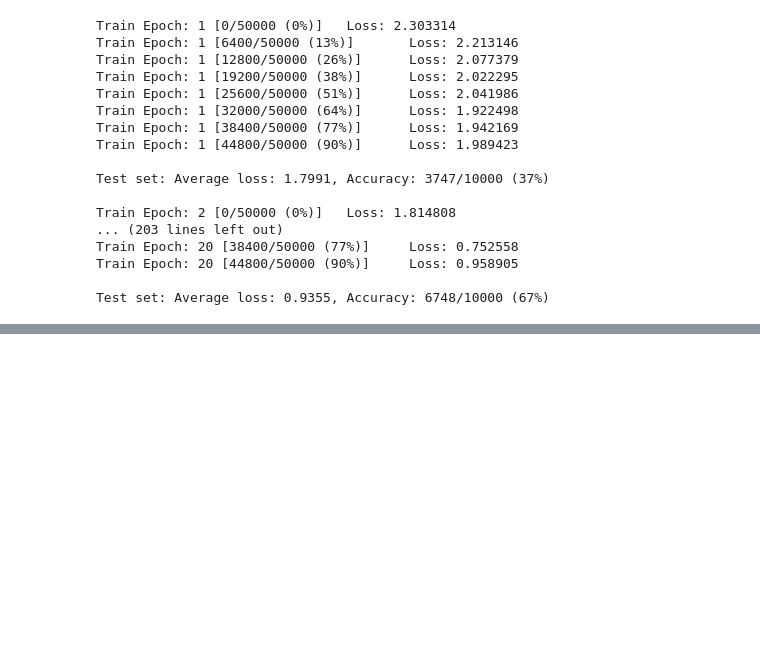
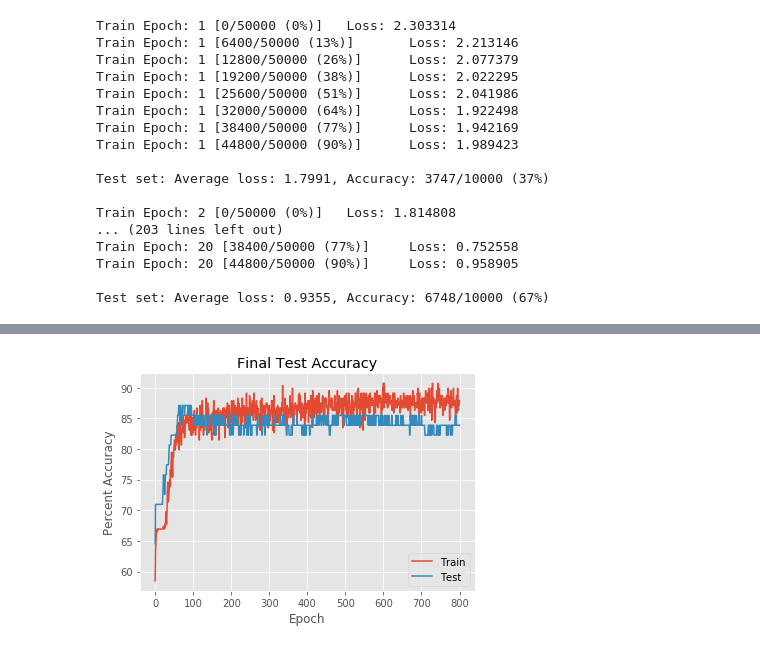
Before and after one commit to Deep-Learning-Team/Forward-Equations-On-ResNets, a Jupyter notebook: Project_code.ipynb, the cells around one changed output, grey strips where cells are left out. Cells and saved outputs as stored; diff of their text form; code cells hidden in the pictures; blank space fills up the shorter version.

```diff
--- a/Project_code.ipynb
+++ b/Project_code.ipynb
@@ -1182,0 +1479,20 @@ RuntimeError: size mismatch, m1: [4 x 8], m2: [13 x 1] at /Users/soumith/code/bu
+# %%
+# create robust scaler for input
+scale_in = RobustScaler().fit(X_train)
+
+# all of train data
+X_train_scale = scale_in.transform(X_train)
+y_train_scale = y_train  # don't scale binary
+
+# all of test data
+X_test_scale = scale_in.transform(X_test)
+y_test_scale = y_test
+
+# prepare for PyTorch
+X_train_tor = Variable(torch.FloatTensor(X_train_scale), requires_grad=False)
+X_test_tor = Variable(torch.FloatTensor(X_test_scale), requires_grad=False)
+y_train_tor = Variable(torch.FloatTensor(y_train_scale), requires_grad=False)
+y_test_tor = Variable(torch.FloatTensor(y_test_scale), requires_grad=False)
+
+print('Train points: {}'.format(np.size(y_train_scale)))
+print('Test points: {}'.format(np.size(y_test_scale)))
@@ -1182,0 +1502,57 @@ RuntimeError: size mismatch, m1: [4 x 8], m2: [13 x 1] at /Users/soumith/code/bu
+# %%
+VERBOSE = True
+
+final_net = Net()
+final_net.train()
+
+# optimizer = torch.optim.Adam(net.parameters(), weight_decay=Net.L2_PEN, lr=Net.LR)
+optimizer = torch.optim.SGD(final_net.parameters(),
+                            weight_decay=Net.L2_PEN,
+                            lr=Net.LR,
+                            momentum=0.0,
+                            dampening=0.0,
+                            nesterov=False)
+loss_func = torch.nn.BCELoss()
+
+epochs = np.arange(Net.NUM_EPOCHS)
+hist_loss_train = np.zeros(Net.NUM_EPOCHS)
+hist_loss_test = np.zeros(Net.NUM_EPOCHS)
+hist_correct_train = np.zeros(Net.NUM_EPOCHS)
+hist_correct_test = np.zeros(Net.NUM_EPOCHS)
+
+for step in range(Net.NUM_EPOCHS):
+    # Show improvement on test set
+    final_net.eval()
+    test_pred = final_net(X_test_tor)
+    loss_test = loss_func(test_pred, y_test_tor)
+    hist_loss_test[step] = loss_test
+    hist_correct_test[step] = accuracy(test_pred, y_test_tor)
+
+    # Perform train cost fn
+    final_net.train()
+    train_pred = final_net(X_train_tor)
+    loss_train = loss_func(train_pred, y_train_tor)
+    hist_loss_train[step] = loss_train
+    hist_correct_train[step] = accuracy(train_pred, y_train_tor)
+
+    if VERBOSE and ((step % 100) == 0):
+        print('Step: {}'.format(step))
+        print('\tTrain Accuracy: {}'.format(hist_correct_train[step]))
+        print('\tTest Accuracy: {}'.format(hist_correct_test[step]))
+
+    # Update based on train performance
+    optimizer.zero_grad()
+    loss_train.backward()
+    optimizer.step()
+
+plt.plot(epochs, hist_correct_train, epochs, hist_correct_test)
+plt.title('Final Test Accuracy'.format(fold))
+plt.xlabel('Epoch')
+plt.ylabel('Percent Accuracy')
+plt.legend(['Train', 'Test'], loc='lower right')
+plt.show()
+
+print('Final Train Accuracy: {}'.format(hist_correct_train[-1]))
+print('Final Test Accuracy: {}'.format(hist_correct_test[-1]))
+print('Mean cross validation performance: {}'.format(fold_mean))
+# %% [output]
@@ -1182,0 +1576 @@ RuntimeError: size mismatch, m1: [4 x 8], m2: [13 x 1] at /Users/soumith/code/bu
+[figure, added]
```
Also changed, not shown: parts of 29 cells of this notebook, 4 other files.
